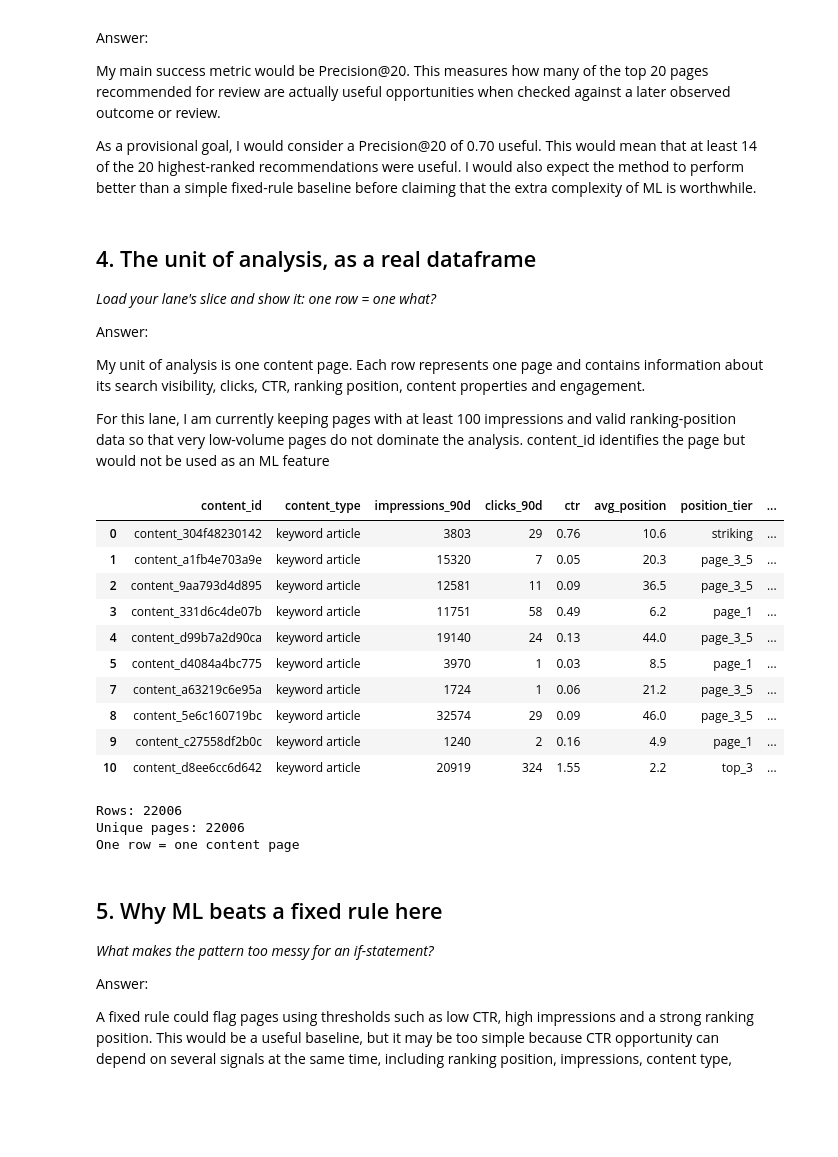
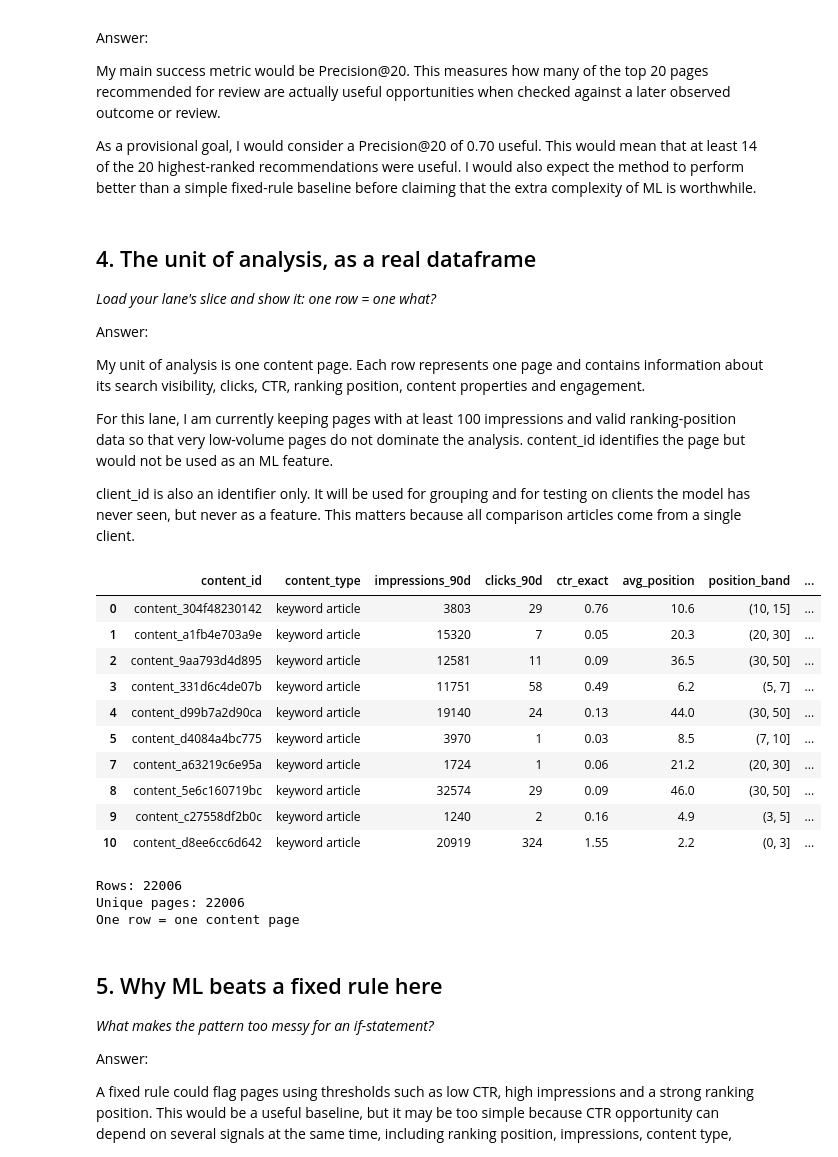
Before and after one commit to jjcodes999/flyrank-ml-repo, a Jupyter notebook: work/notebooks/w02_ml_task_framing.ipynb, the cells around one changed output. Cells and saved outputs as stored; diff of their text form; code cells hidden in the pictures; blank space fills up the shorter version.

```diff
--- a/work/notebooks/w02_ml_task_framing.ipynb
+++ b/work/notebooks/w02_ml_task_framing.ipynb
@@ -96,40 +120,41 @@ Answer:
 
 My unit of analysis is one content page. Each row represents one page and contains information about its search visibility, clicks, CTR, ranking position, content properties and engagement.
 
-For this lane, I am currently keeping pages with at least 100 impressions and valid ranking-position data so that very low-volume pages do not dominate the analysis. content_id identifies the page but would not be used as an ML feature
+For this lane, I am currently keeping pages with at least 100 impressions and valid ranking-position data so that very low-volume pages do not dominate the analysis. content_id identifies the page but would not be used as an ML feature.
+
+client_id is also an identifier only. It will be used for grouping and for testing on clients the model has never seen, but never as a feature. This matters because all comparison articles come from a single client.
 # %%
 columns_to_show = [
     "content_id",
     "content_type",
     "impressions_90d",
     "clicks_90d",
-    "ctr",
+    "ctr_exact",
     "avg_position",
-    "position_tier",
+    "position_band",
     "content_age_days",
     "days_since_last_update",
-    "engagement_rate",
-    "expected_ctr_tier",
-    "ctr_gap_proxy"
+    "expected_ctr",
+    "missed_clicks"
 ]
 
-display(lane[columns_to_show].head(10))
+display(lane[columns_to_show].head(10).round(2))
 
 print("Rows:", len(lane))
 print("Unique pages:", lane["content_id"].nunique())
 print("One row = one content page")
 # %% [output]
-|  | content_id | content_type | impressions_90d | clicks_90d | ctr | avg_position | position_tier | ... |
-| 0 | content_304f48230142 | keyword article | 3803 | 29 | 0.76 | 10.6 | striking | ... |
-| 1 | content_a1fb4e703a9e | keyword article | 15320 | 7 | 0.05 | 20.3 | page_3_5 | ... |
-| 2 | content_9aa793d4d895 | keyword article | 12581 | 11 | 0.09 | 36.5 | page_3_5 | ... |
-| 3 | content_331d6c4de07b | keyword article | 11751 | 58 | 0.49 | 6.2 | page_1 | ... |
-| 4 | content_d99b7a2d90ca | keyword article | 19140 | 24 | 0.13 | 44.0 | page_3_5 | ... |
-| 5 | content_d4084a4bc775 | keyword article | 3970 | 1 | 0.03 | 8.5 | page_1 | ... |
-| 7 | content_a63219c6e95a | keyword article | 1724 | 1 | 0.06 | 21.2 | page_3_5 | ... |
-| 8 | content_5e6c160719bc | keyword article | 32574 | 29 | 0.09 | 46.0 | page_3_5 | ... |
-| 9 | content_c27558df2b0c | keyword article | 1240 | 2 | 0.16 | 4.9 | page_1 | ... |
-| 10 | content_d8ee6cc6d642 | keyword article | 20919 | 324 | 1.55 | 2.2 | top_3 | ... |
+|  | content_id | content_type | impressions_90d | clicks_90d | ctr_exact | avg_position | position_band | ... |
+| 0 | content_304f48230142 | keyword article | 3803 | 29 | 0.76 | 10.6 | (10, 15] | ... |
+| 1 | content_a1fb4e703a9e | keyword article | 15320 | 7 | 0.05 | 20.3 | (20, 30] | ... |
+| 2 | content_9aa793d4d895 | keyword article | 12581 | 11 | 0.09 | 36.5 | (30, 50] | ... |
+| 3 | content_331d6c4de07b | keyword article | 11751 | 58 | 0.49 | 6.2 | (5, 7] | ... |
+| 4 | content_d99b7a2d90ca | keyword article | 19140 | 24 | 0.13 | 44.0 | (30, 50] | ... |
+| 5 | content_d4084a4bc775 | keyword article | 3970 | 1 | 0.03 | 8.5 | (7, 10] | ... |
+| 7 | content_a63219c6e95a | keyword article | 1724 | 1 | 0.06 | 21.2 | (20, 30] | ... |
+| 8 | content_5e6c160719bc | keyword article | 32574 | 29 | 0.09 | 46.0 | (30, 50] | ... |
+| 9 | content_c27558df2b0c | keyword article | 1240 | 2 | 0.16 | 4.9 | (3, 5] | ... |
+| 10 | content_d8ee6cc6d642 | keyword article | 20919 | 324 | 1.55 | 2.2 | (0, 3] | ... |
 Rows: 22006
 Unique pages: 22006
 One row = one content page
```
Also changed, not shown: parts of 4 cells of this notebook.
